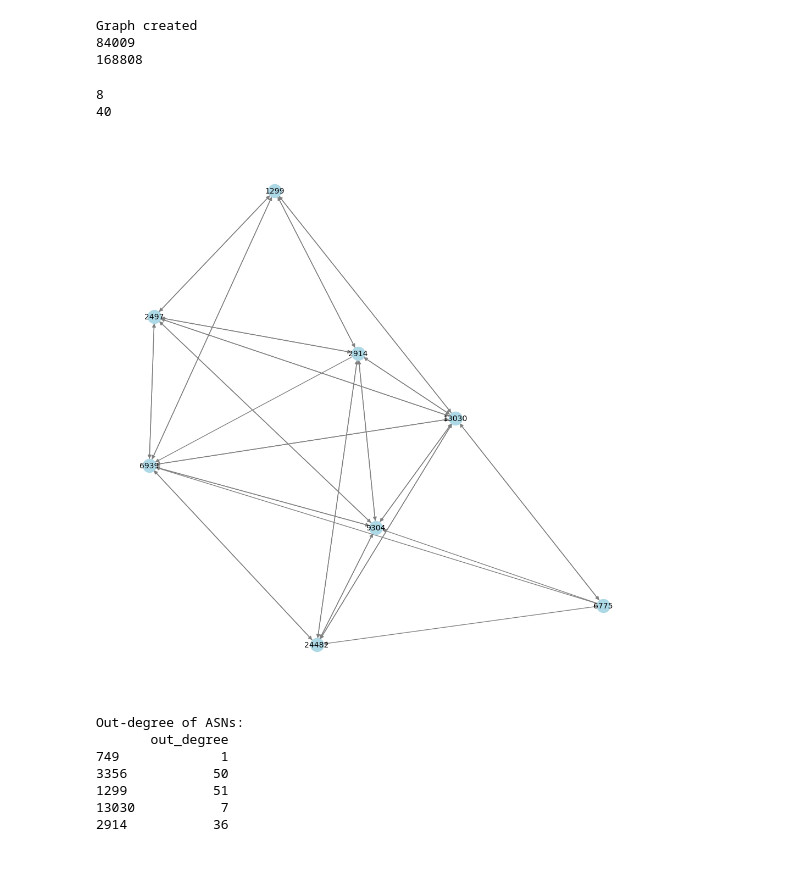
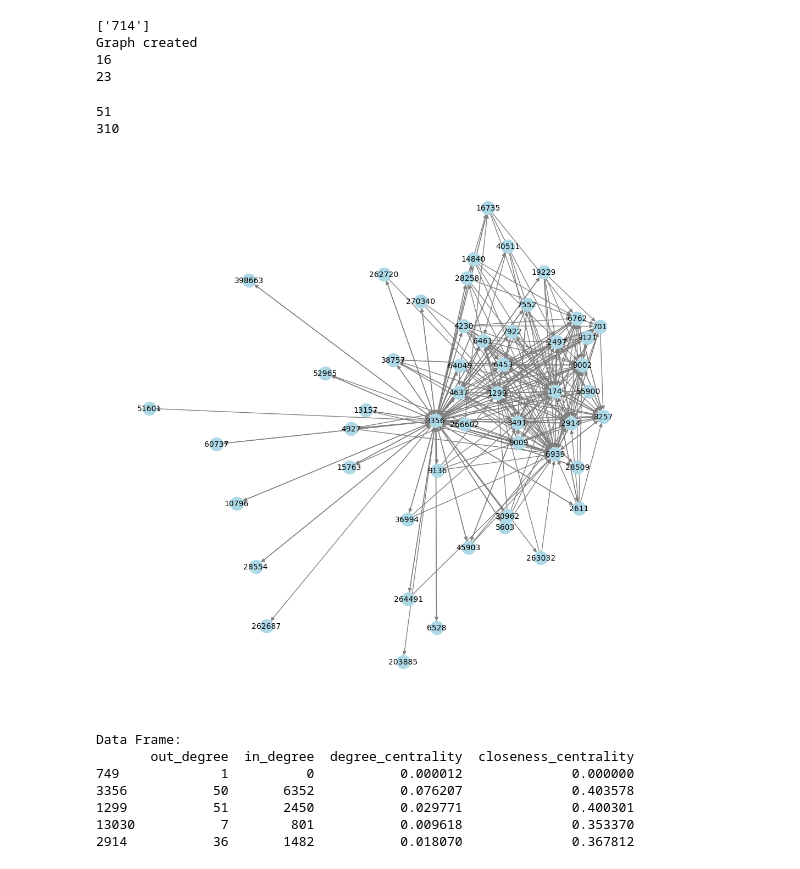
Before and after one commit to Light484/CS142_BGP, a Jupyter notebook: Project.ipynb, the cells around one changed output. Cells and saved outputs as stored; diff of their text form; code cells hidden in the pictures.

```diff
--- a/Project.ipynb
+++ b/Project.ipynb
@@ -22,6 +22,8 @@ for line in lines:
     # if this is the origin of the announcement
     if len(reversedPath) == 1:
         bgpNetwork.add_node(reversedPath[0])
+        print(reversedPath)
+        break
 
     # otherwise we have multiple ASNs we add an edge from i to i + 1 to capture the full route
     else:
@@ -33,9 +35,10 @@ print("Graph created")
 print(bgpNetwork.number_of_nodes())
 print(bgpNetwork.number_of_edges())
 # %% [output]
+['714']
 Graph created
-84009
-168808
+16
+23
 # %%
 # helper function
 
@@ -46,19 +50,19 @@ def bgpSubgraph(asn):
 # %%
 # test use of bgpSubgraph
 
-test = bgpSubgraph("13030")
+test = bgpSubgraph("3356")
 print(test.number_of_nodes())
 print(test.number_of_edges())
 
 
 pos = nx.spring_layout(test, k=0.8)
 plt.figure(figsize=(10, 10))
 nx.draw(test, pos, with_labels=True, node_color="lightblue", edge_color="gray", font_size=10, arrows=True)
 plt.show()
 # %% [output]
-8
-40
+51
+310
-[figure, old version]
+[figure, new version]
 # %%
 import pandas as pd
 # Node features to input into Machine Learning Algo
@@ -66,19 +70,34 @@ import pandas as pd
 # out-degrees dictionary
 out_degree_dict = dict(bgpNetwork.out_degree())
 
+# in-degrees dictionary
+in_degree_dict = dict(bgpNetwork.in_degree())
+
+# degree centrality
+degree_centrality = nx.degree_centrality(bgpNetwork)
+
+# closeness centrality, takes a while but seems resonable time
+closeness_centrality = nx.closeness_centrality(bgpNetwork)
+
+
+
 # convert to DataFrame for ML
 df = pd.DataFrame.from_dict(out_degree_dict, orient='index', columns=['out_degree'])
 
 # to add more columns (features) to the table
 #df['column name'] = values
 
-print("Out-degree of ASNs:")
+df['in_degree'] = in_degree_dict
+df['degree_centrality'] = degree_centrality
+df['closeness_centrality'] = closeness_centrality
+
+print("Data Frame:")
 print(df.head())
 # %% [output]
-Out-degree of ASNs:
-       out_degree
-749             1
-3356           50
-1299           51
-13030           7
-2914           36
+Data Frame:
+       out_degree  in_degree  degree_centrality  closeness_centrality
+749             1          0           0.000012              0.000000
+3356           50       6352           0.076207              0.403578
+1299           51       2450           0.029771              0.400301
+13030           7        801           0.009618              0.353370
+2914           36       1482           0.018070              0.367812
```
Also changed, not shown: parts of 1 cell of this notebook.
